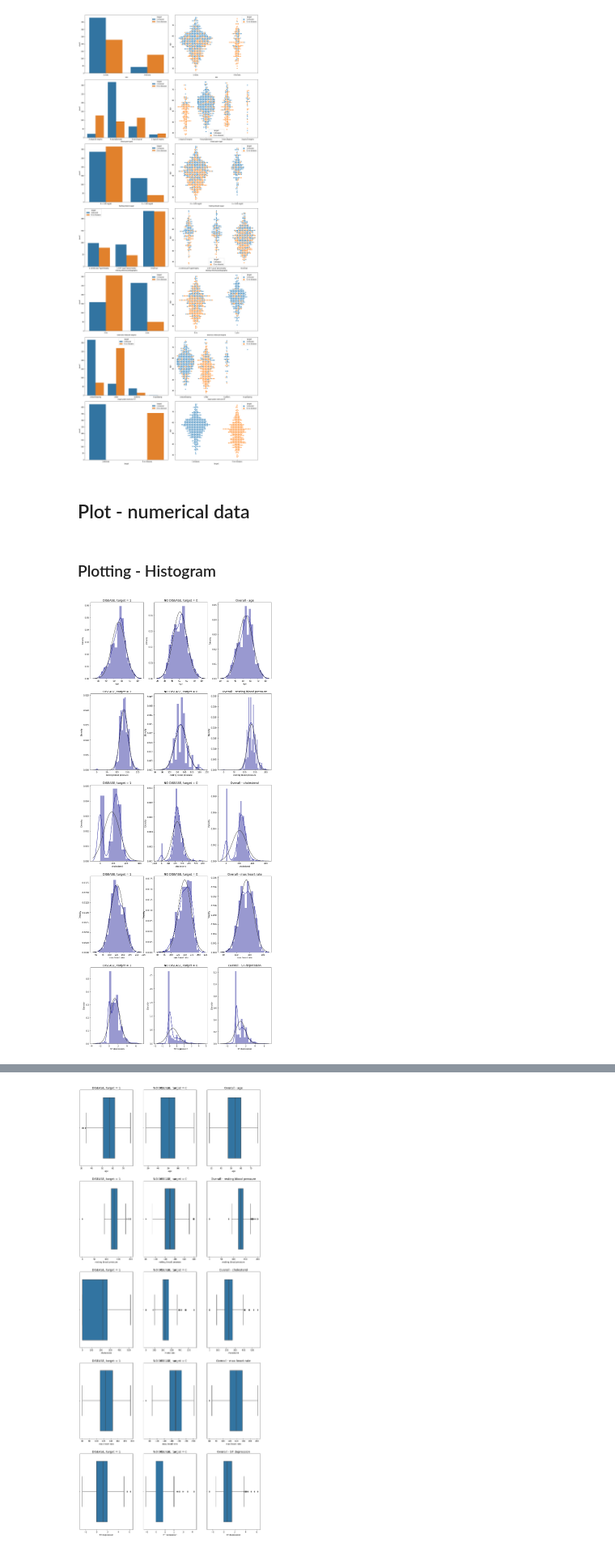
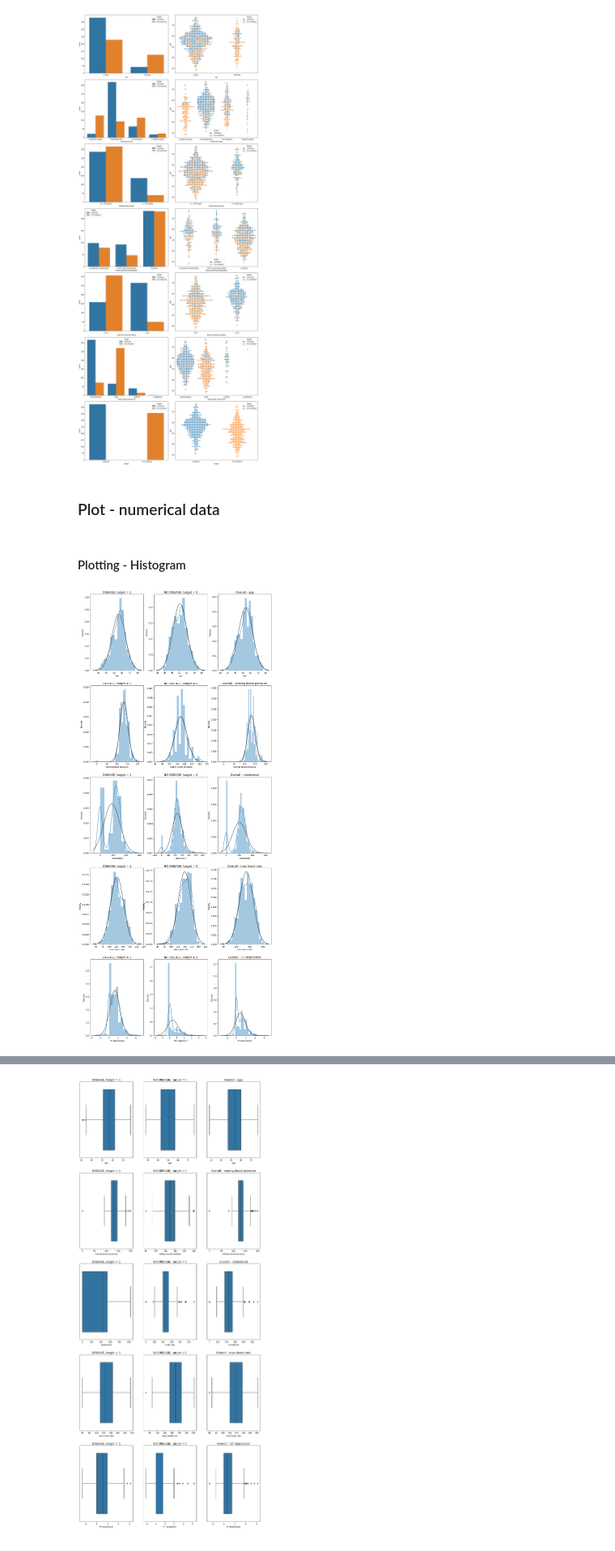
Before and after one commit to Nicola-Ibrahim/Heart-Diseases-Prediction, a Jupyter notebook: HeartDiseasePrediction.ipynb, the cells around one changed output, grey strips where cells are left out. Shown at 81% size. Drawn from its saved outputs; the diff is of its cells as text; code cells hidden in the pictures.

```diff
--- a/HeartDiseasePrediction.ipynb
+++ b/HeartDiseasePrediction.ipynb
@@ -40,4 +42,14 @@ pd.set_option('precision', 2)
 # %% [markdown]
 # Data Acquisition
 # %%
-data = pd.read_csv("./data/heart_statlog_cleveland_hungary_final.csv")
+def load_data(path):
+
+    data = pd.read_csv(path)
+
+    train_data, test_data = train_test_split(data, random_state=33, test_size=0.2)
+    print ('Train set shape:  ', train_data.shape)
+    print ('Test set shape:   ', test_data.shape)
+
+    return train_data, test_data
+
+train_data, test_data = load_data("./data/heart_statlog_cleveland_hungary_final.csv")
@@ -91,9 +94,12 @@ dtype: int64
 # %%
-# Remove duplicates values if exist
-print(f"Duplicates count before droping:{train_data.duplicated().sum()}")
-train_data.drop_duplicates(inplace=True)
-print(f"Duplicates count after droping:{train_data.duplicated().sum()}")
-print(f"Data dimension{train_data.shape}")
+def remove_dup(data):
+    """ Remove duplicates values if exist"""
+    print(f"Duplicates count before droping:{data.duplicated().sum()}")
+    data.drop_duplicates(inplace=True)
+    print(f"Duplicates count after droping:{data.duplicated().sum()}")
+    print(f"Data dimension{data.shape}")
+
+remove_dup(train_data)
 # %% [output]
 Duplicates count before droping:175
 Duplicates count after droping:0
@@ -281,7 +300,7 @@ plot_count_swarm_var()
 # %% [output]
 [figure]
 # %% [markdown]
-## Plot - numerical data
+### Plot - numerical data
 # %%
 numeric_data = train_data[num_cols]
 num_disease = numeric_data[data_w_cat_vals['target'] == '1:disease']
@@ -293,24 +312,24 @@ desired_data = {
     2: {"title":"Overall - {}", "data":numeric_data},
 }
 # %% [markdown]
-### Plotting - Histogram
+#### Plotting - Histogram
 # %%
 
 
 def plot_hist_num():
     sub_num_of_row = len(num_cols)
     sub_num_of_col = 3     # three columns: overall, no disease, disease
 
     _, axs = plt.subplots(nrows=sub_num_of_row, ncols=sub_num_of_col, figsize=(16,40),)
 
 
     for i in range(sub_num_of_row):
         for j in range(sub_num_of_col):
-            graph = sns.distplot(desired_data[j].get('data')[num_cols[i]], fit=norm, color='darkblue', ax=axs[i][j])
+            graph = sns.distplot(desired_data[j].get('data')[num_cols[i]], fit=norm, ax=axs[i][j])
             graph.set_title(desired_data[j].get('title').format(num_cols[i]), fontsize=14)
             graph.set_xlabel(num_cols[i])
 
 plot_hist_num()
 # %% [output]
-[figure, old version]
+[figure, new version]
 # %% [markdown]
```
Also changed, not shown: parts of 42 cells of this notebook.
